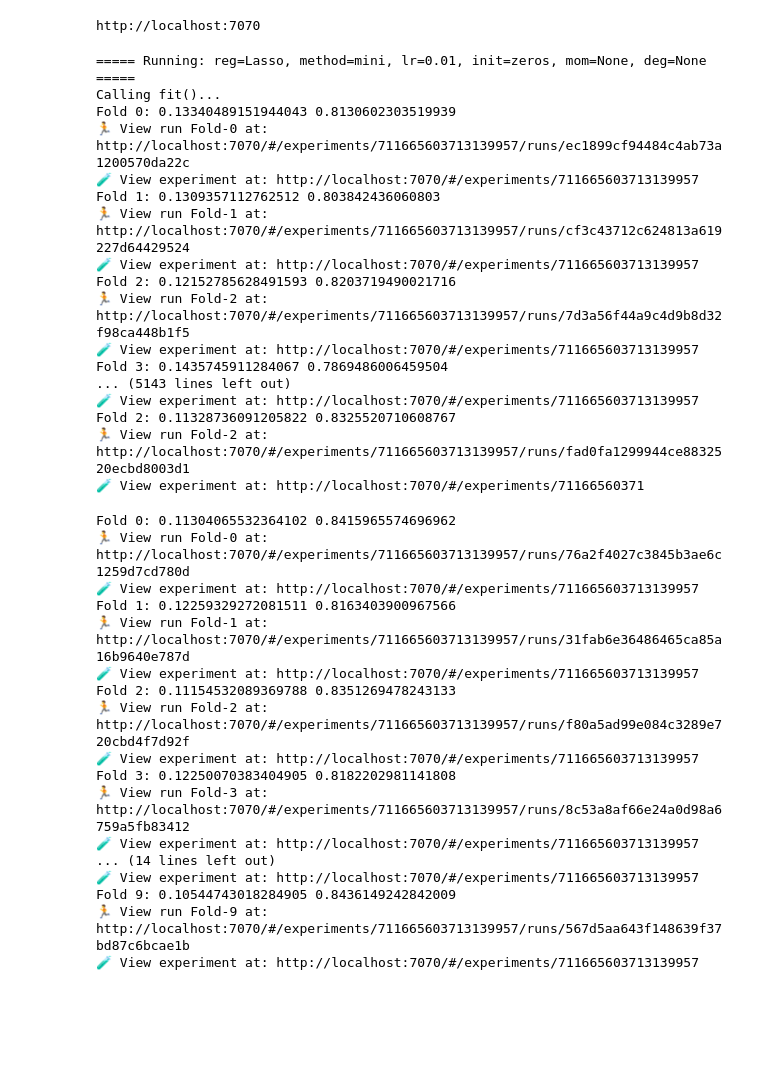
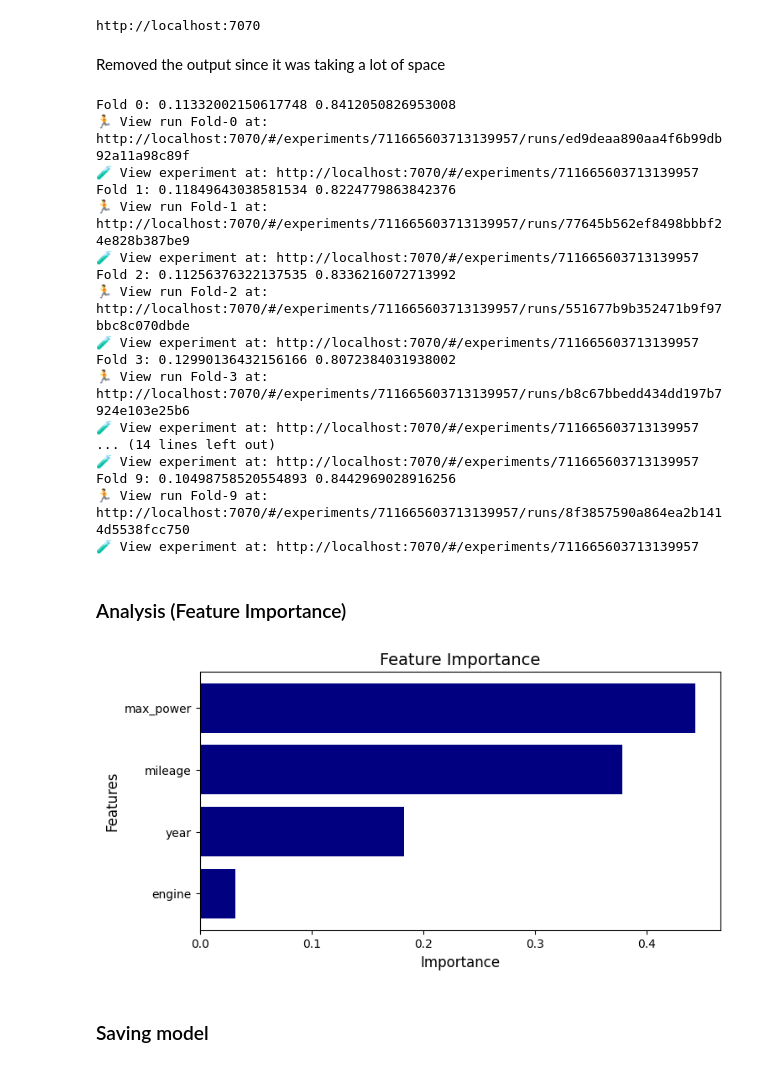
Before and after one commit to Shreeyukta/a3-car-price-prediction, a Jupyter notebook: code/carprice.ipynb, the cells around one changed output. Cells and saved outputs as stored; diff of their text form; code cells hidden in the pictures; blank space fills up the shorter version.

```diff
--- a/code/carprice.ipynb
+++ b/code/carprice.ipynb
@@ -761,10 +760,10 @@ import mlflow
 from itertools import product  # For generating all combinations of parameters
 
 # Define parameter lists
-regs = ["Lasso", "Ridge"]
-weights = ['zeros', 'xavier', 'normal']
+regs = ["Lasso", "Ridge", "LinearRegression"]
+weights = ["zeros", "xavier", "normal"]
 lr = [0.01, 0.001, 0.0001]
-methods = ["mini", "sto"]
+methods = ["mini", "sto","batch"]
 momentum = [None, 0.8]
 degrees = [None, 2]
 
@@ -777,10 +776,10 @@ for reg, init_method, learning_rate, method, mom, degree in param_combinations:
     params = {
         "method": method,
         "lr": learning_rate,
-        "l": 0.1,  # Regularization strength (lambda)
+        "l": 0.1,
         "init_method": init_method,
-        "use_momentum": mom is not None,  # Use momentum if mom is not None
-        "momentum": mom if mom is not None else 0.9,  # Default momentum value
+        "use_momentum": mom is not None,
+        "momentum": mom if mom is not None else 0.9,
         "batch_size": 5,
         "degree": degree  # Polynomial degree (if applicable)
     }
@@ -790,18 +789,16 @@ for reg, init_method, learning_rate, method, mom, degree in param_combinations:
         print("=" * 5, f"Running: reg={reg}, method={method}, lr={learning_rate}, init={init_method}, mom={mom}, deg={degree}", "=" * 5)
 
         # Ensure PolynomialRegression or other model classes are defined
-        type_of_regression = str_to_class(reg)  # Assuming `str_to_class` maps string to class
+        type_of_regression = str_to_class(reg)
         if type_of_regression is None:
             raise ValueError(f"Model class '{reg}' not found. Make sure it's defined.")
 
         # Initialize the model with the current parameters
         model = type_of_regression(**params)
 
-        # Train the model
         print("Calling fit()...")
         model.fit(X_train, y_train)
 
-        # Evaluate the model
         yhat = model.predict(X_test)
         mse = model.mse(y_test, yhat)
         r2_score = model.r2_score(y_test, yhat)
@@ -818,47 +815,39 @@ for reg, init_method, learning_rate, method, mom, degree in param_combinations:
         signature = mlflow.models.infer_signature(X_train, model.predict(X_train))
         mlflow.sklearn.log_model(model, artifact_path='model', signature=signature)
 
-        # End the MLflow run
         mlflow.end_run()
-# %% [output]
-===== Running: reg=Lasso, method=mini, lr=0.01, init=zeros, mom=None, deg=None =====
-Calling fit()...
-Fold 0: 0.13340489151944043 0.8130602303519939
-🏃 View run Fold-0 at: http://localhost:7070/#/experiments/711665603713139957/runs/ec1899cf94484c4ab73a1200570da22c
-🧪 View experiment at: http://localhost:7070/#/experiments/711665603713139957
-Fold 1: 0.1309357112762512 0.803842436060803
-🏃 View run Fold-1 at: http://localhost:7070/#/experiments/711665603713139957/runs/cf3c43712c624813a619227d64429524
-🧪 View experiment at: http://localhost:7070/#/experiments/711665603713139957
-Fold 2: 0.12152785628491593 0.8203719490021716
-🏃 View run Fold-2 at: http://localhost:7070/#/experiments/711665603713139957/runs/7d3a56f44a9c4d9b8d32f98ca448b1f5
-🧪 View experiment at: http://localhost:7070/#/experiments/711665603713139957
-Fold 3: 0.1435745911284067 0.7869486006459504
-... (5143 lines left out)
-🧪 View experiment at: http://localhost:7070/#/experiments/711665603713139957
-Fold 2: 0.11328736091205822 0.8325520710608767
-🏃 View run Fold-2 at: http://localhost:7070/#/experiments/711665603713139957/runs/fad0fa1299944ce8832520ecbd8003d1
-🧪 View experiment at: http://localhost:7070/#/experiments/71166560371
+# %% [markdown]
+Removed the output since it was taking a lot of space
 # %%
-_grid_model = Ridge(method="sto", lr=0.01,l=0.1, init_method= "xavier", degree=None, momentum= 0.9)
-_grid_model.fit(X_train, y_train)
+# Verified the best model from MLFlow
+best_model = Ridge(method="sto", lr=0.01,l=0.1, init_method= "normal", degree=None, momentum= None)
+best_model.fit(X_train, y_train)
 # %% [output]
-Fold 0: 0.11304065532364102 0.8415965574696962
-🏃 View run Fold-0 at: http://localhost:7070/#/experiments/711665603713139957/runs/76a2f4027c3845b3ae6c1259d7cd780d
+Fold 0: 0.11332002150617748 0.8412050826953008
+🏃 View run Fold-0 at: http://localhost:7070/#/experiments/711665603713139957/runs/ed9deaa890aa4f6b99db92a11a98c89f
 🧪 View experiment at: http://localhost:7070/#/experiments/711665603713139957
-Fold 1: 0.12259329272081511 0.8163403900967566
-🏃 View run Fold-1 at: http://localhost:7070/#/experiments/711665603713139957/runs/31fab6e36486465ca85a16b9640e787d
+Fold 1: 0.11849643038581534 0.8224779863842376
+🏃 View run Fold-1 at: http://localhost:7070/#/experiments/711665603713139957/runs/77645b562ef8498bbbf24e828b387be9
 🧪 View experiment at: http://localhost:7070/#/experiments/711665603713139957
-Fold 2: 0.11154532089369788 0.8351269478243133
-🏃 View run Fold-2 at: http://localhost:7070/#/experiments/711665603713139957/runs/f80a5ad99e084c3289e720cbd4f7d92f
+Fold 2: 0.11256376322137535 0.8336216072713992
+🏃 View run Fold-2 at: http://localhost:7070/#/experiments/711665603713139957/runs/551677b9b352471b9f97bbc8c070dbde
 🧪 View experiment at: http://localhost:7070/#/experiments/711665603713139957
-Fold 3: 0.12250070383404905 0.8182202981141808
-🏃 View run Fold-3 at: http://localhost:7070/#/experiments/711665603713139957/runs/8c53a8af66e24a0d98a6759a5fb83412
+Fold 3: 0.12990136432156166 0.8072384031938002
+🏃 View run Fold-3 at: http://localhost:7070/#/experiments/711665603713139957/runs/b8c67bbedd434dd197b7924e103e25b6
 🧪 View experiment at: http://localhost:7070/#/experiments/711665603713139957
 ... (14 lines left out)
 🧪 View experiment at: http://localhost:7070/#/experiments/711665603713139957
-Fold 9: 0.10544743018284905 0.8436149242842009
-🏃 View run Fold-9 at: http://localhost:7070/#/experiments/711665603713139957/runs/567d5aa643f148639f37bd87c6bcae1b
+Fold 9: 0.10498758520554893 0.8442969028916256
+🏃 View run Fold-9 at: http://localhost:7070/#/experiments/711665603713139957/runs/8f3857590a864ea2b1414d5538fcc750
 🧪 View experiment at: http://localhost:7070/#/experiments/711665603713139957
+# %% [markdown]
+### Analysis (Feature Importance)
+# %%
+best_model.plot_feature_importance()
+# %% [output]
+[figure, added]
+# %% [markdown]
+### Saving model
 # %%
 import cloudpickle
 
```
Also changed, not shown: parts of 16 cells of this notebook, 4 other files.
